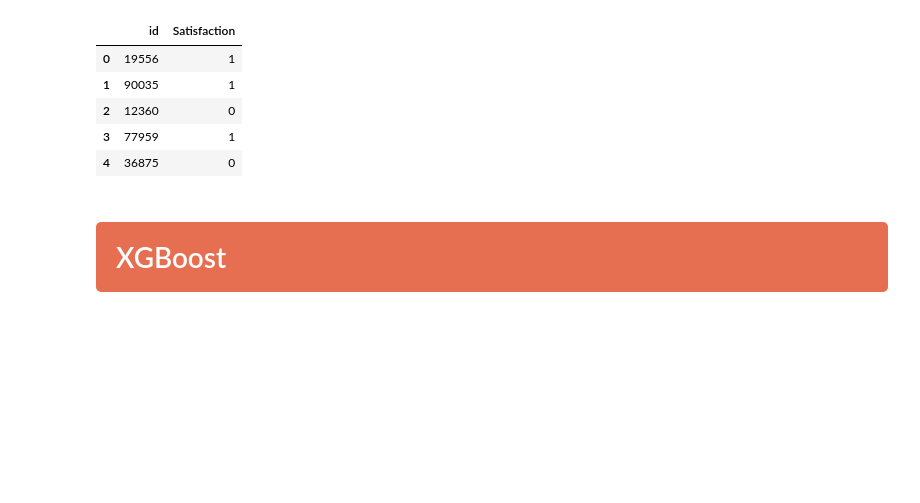
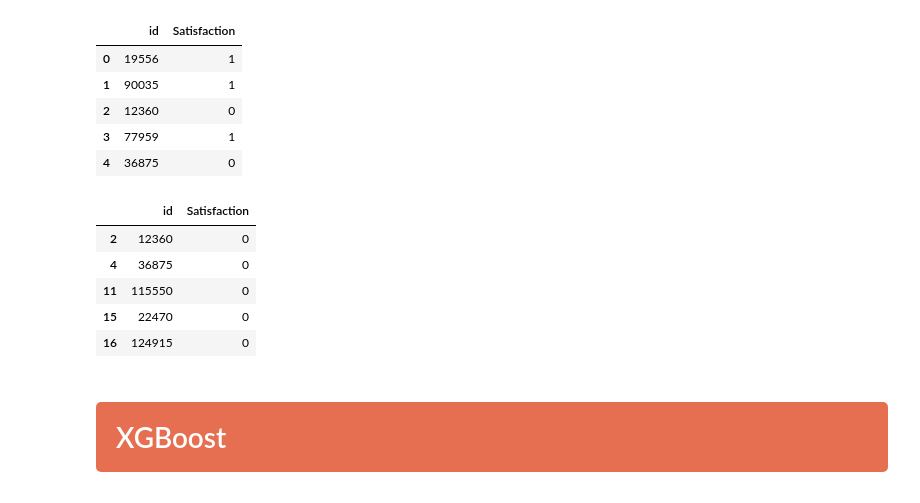
Before and after one commit to Yagodq/project_instyle, a Jupyter notebook: hackday5_final.ipynb, the cells around one changed output. Cells and saved outputs as stored; diff of their text form; code cells hidden in the pictures; blank space fills up the shorter version.

```diff
--- a/hackday5_final.ipynb
+++ b/hackday5_final.ipynb
@@ -877,4 +877,14 @@ teste[['id','Satisfaction']].head()
 | 2 | 12360 | 0 |
 | 3 | 77959 | 1 |
 | 4 | 36875 | 0 |
+# %%
+insatisfeitos = teste[teste['Satisfaction'] == 0][['id', 'Satisfaction']]
+insatisfeitos.head()
+# %% [output]
+|  | id | Satisfaction |
+| 2 | 12360 | 0 |
+| 4 | 36875 | 0 |
+| 11 | 115550 | 0 |
+| 15 | 22470 | 0 |
+| 16 | 124915 | 0 |
 # %%
```
Also changed, not shown: parts of 20 cells of this notebook.
